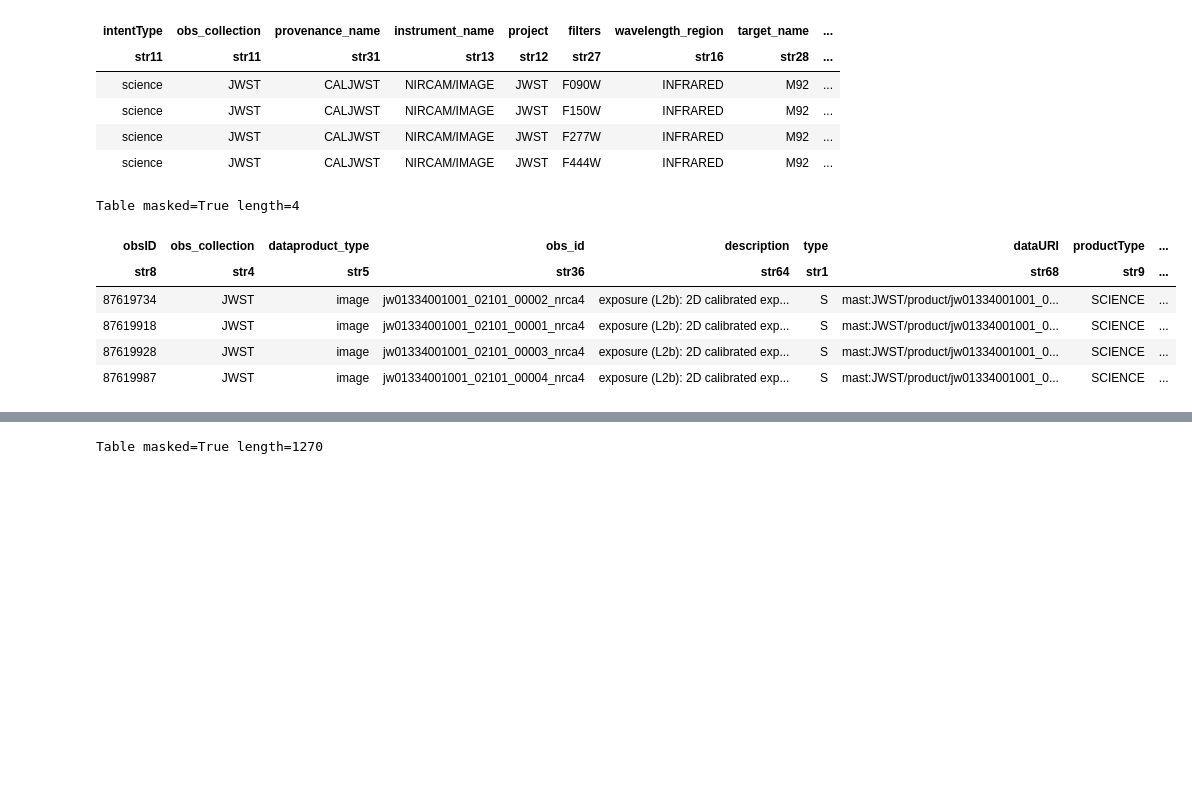
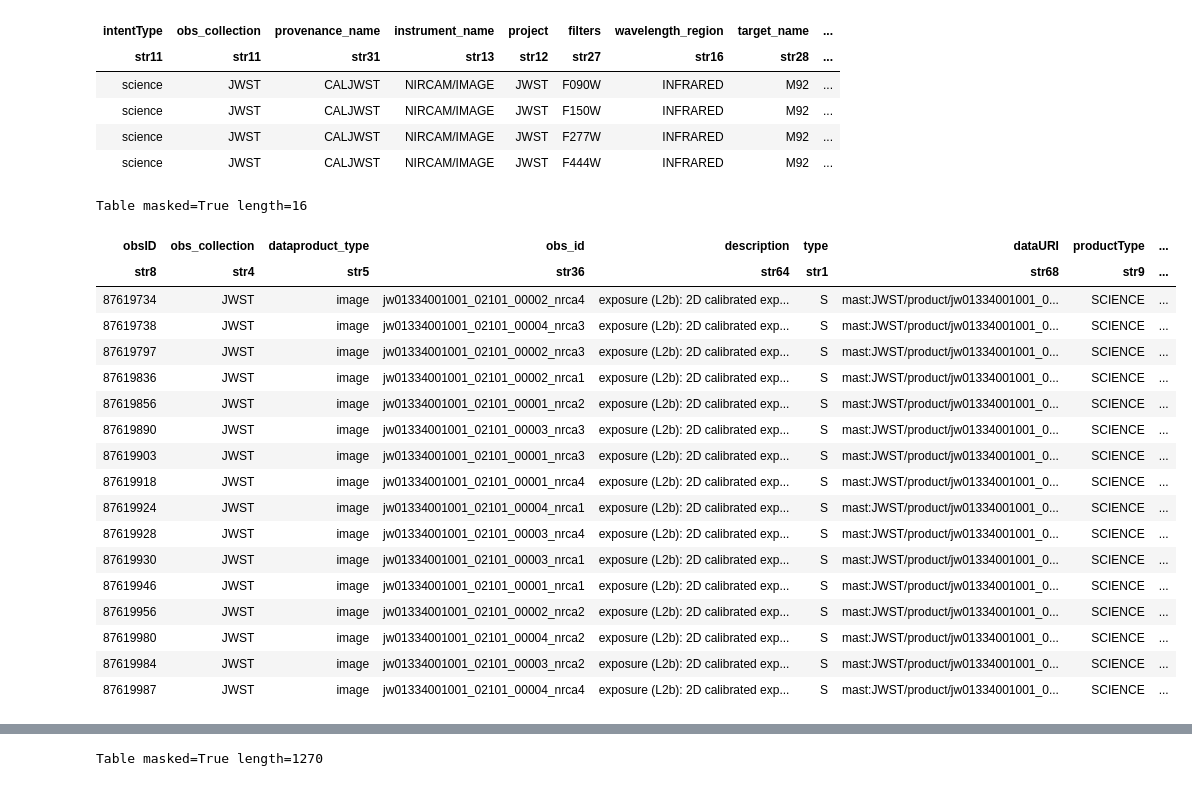
Before and after one commit to aswinsuresh24/jwst123, a Jupyter notebook: hst_download.ipynb, the cells around one changed output, grey strips where cells are left out. Cells and saved outputs as stored; diff of their text form; code cells hidden in the pictures; blank space fills up the shorter version.

```diff
--- a/hst_download.ipynb
+++ b/hst_download.ipynb
@@ -470,15 +472,27 @@ if stage == 3:
 productmask = [all(l) for l in list(map(list, zip(*productmasks)))]
 productList = productList[productmask]
 # %%
-mask = ['nrca4' in x for x in productList['obs_id']]
+mask = ['nrca' in x for x in productList['obs_id']]
 productList[mask]
 # %% [output]
-Table masked=True length=4
+Table masked=True length=16
 | obsID | obs_collection | dataproduct_type | obs_id | description | type | dataURI | productType | ... |
 | str8 | str4 | str5 | str36 | str64 | str1 | str68 | str9 | ... |
 | 87619734 | JWST | image | jw01334001001_02101_00002_nrca4 | exposure (L2b): 2D calibrated exp... | S | mast:JWST/product/jw01334001001_0... | SCIENCE | ... |
+| 87619738 | JWST | image | jw01334001001_02101_00004_nrca3 | exposure (L2b): 2D calibrated exp... | S | mast:JWST/product/jw01334001001_0... | SCIENCE | ... |
+| 87619797 | JWST | image | jw01334001001_02101_00002_nrca3 | exposure (L2b): 2D calibrated exp... | S | mast:JWST/product/jw01334001001_0... | SCIENCE | ... |
+| 87619836 | JWST | image | jw01334001001_02101_00002_nrca1 | exposure (L2b): 2D calibrated exp... | S | mast:JWST/product/jw01334001001_0... | SCIENCE | ... |
+| 87619856 | JWST | image | jw01334001001_02101_00001_nrca2 | exposure (L2b): 2D calibrated exp... | S | mast:JWST/product/jw01334001001_0... | SCIENCE | ... |
+| 87619890 | JWST | image | jw01334001001_02101_00003_nrca3 | exposure (L2b): 2D calibrated exp... | S | mast:JWST/product/jw01334001001_0... | SCIENCE | ... |
+| 87619903 | JWST | image | jw01334001001_02101_00001_nrca3 | exposure (L2b): 2D calibrated exp... | S | mast:JWST/product/jw01334001001_0... | SCIENCE | ... |
 | 87619918 | JWST | image | jw01334001001_02101_00001_nrca4 | exposure (L2b): 2D calibrated exp... | S | mast:JWST/product/jw01334001001_0... | SCIENCE | ... |
+| 87619924 | JWST | image | jw01334001001_02101_00004_nrca1 | exposure (L2b): 2D calibrated exp... | S | mast:JWST/product/jw01334001001_0... | SCIENCE | ... |
 | 87619928 | JWST | image | jw01334001001_02101_00003_nrca4 | exposure (L2b): 2D calibrated exp... | S | mast:JWST/product/jw01334001001_0... | SCIENCE | ... |
+| 87619930 | JWST | image | jw01334001001_02101_00003_nrca1 | exposure (L2b): 2D calibrated exp... | S | mast:JWST/product/jw01334001001_0... | SCIENCE | ... |
+| 87619946 | JWST | image | jw01334001001_02101_00001_nrca1 | exposure (L2b): 2D calibrated exp... | S | mast:JWST/product/jw01334001001_0... | SCIENCE | ... |
+| 87619956 | JWST | image | jw01334001001_02101_00002_nrca2 | exposure (L2b): 2D calibrated exp... | S | mast:JWST/product/jw01334001001_0... | SCIENCE | ... |
+| 87619980 | JWST | image | jw01334001001_02101_00004_nrca2 | exposure (L2b): 2D calibrated exp... | S | mast:JWST/product/jw01334001001_0... | SCIENCE | ... |
+| 87619984 | JWST | image | jw01334001001_02101_00003_nrca2 | exposure (L2b): 2D calibrated exp... | S | mast:JWST/product/jw01334001001_0... | SCIENCE | ... |
 | 87619987 | JWST | image | jw01334001001_02101_00004_nrca4 | exposure (L2b): 2D calibrated exp... | S | mast:JWST/product/jw01334001001_0... | SCIENCE | ... |
 # %%
 Observations.download_products(productList[mask], extension='fits')
```
Also changed, not shown: parts of 2 cells of this notebook, 1 other file.
